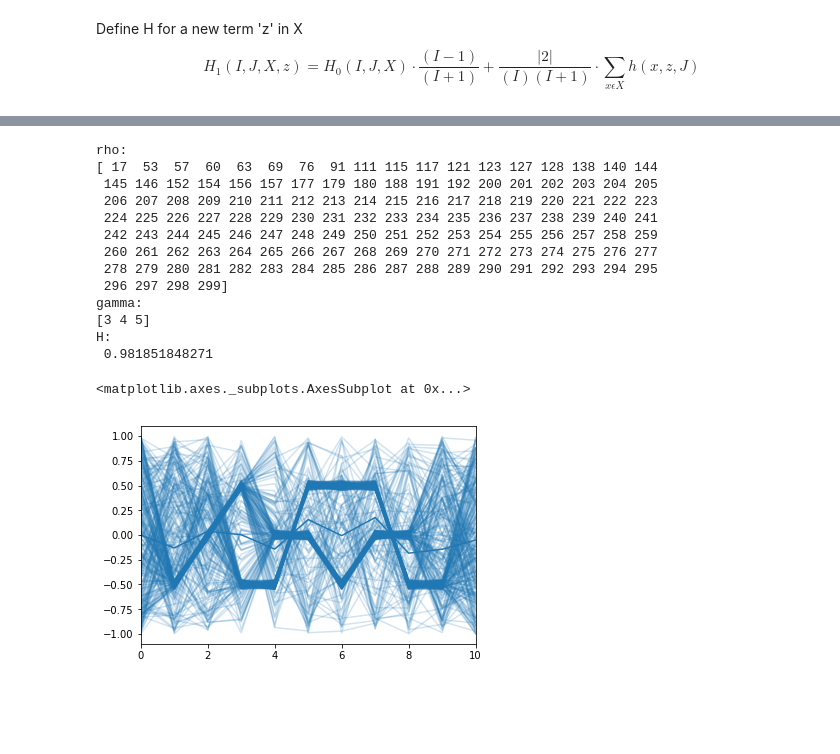
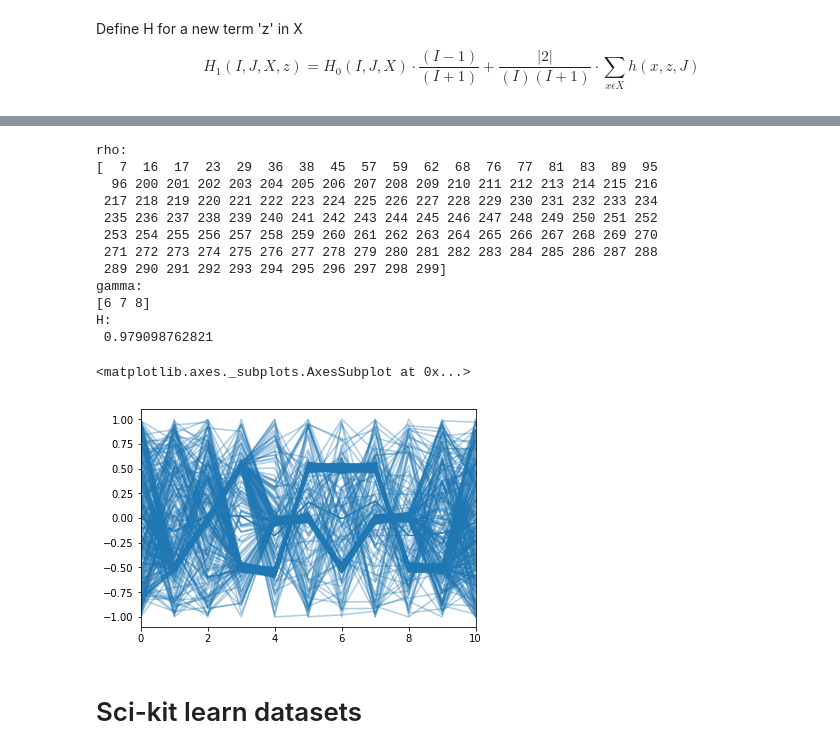
Before and after one commit to josechudev/GeneExpressionBiClustering, a Jupyter notebook: Notebooks/3.1 TS-RAPOOC.ipynb, the cells around one changed output, grey strips where cells are left out. Cells and saved outputs as stored; diff of their text form; code cells hidden in the pictures; blank space fills up the shorter version.

```diff
--- a/Notebooks/3.1 TS-RAPOOC.ipynb
+++ b/Notebooks/3.1 TS-RAPOOC.ipynb
@@ -34,4 +37,10 @@ $$
 # %%
 data = pd.read_csv('TestData/SimulatedDataCoherence/BiclusterABC_high.csv',header=None)
 # data = (data - 0.5) * 2.0
-data.describe()
+
+
+scaler = MinMaxScaler()
+scaler.fit(data)
+data = scaler.transform(data)*2-1
+
+data2 = np.concatenate((data,data),axis=0)
@@ -210,21 +210,20 @@ sns.tsplot(data= tsrapooc._D[np.ix_(tsrapooc._labels[2].rho,tsrapooc._labels[2].
 # %%
-print(tsrapooc._labels[2])
+print(tsrapooc._labels[6])
 # %% [output]
 rho:
-[ 17  53  57  60  63  69  76  91 111 115 117 121 123 127 128 138 140 144
- 145 146 152 154 156 157 177 179 180 188 191 192 200 201 202 203 204 205
- 206 207 208 209 210 211 212 213 214 215 216 217 218 219 220 221 222 223
- 224 225 226 227 228 229 230 231 232 233 234 235 236 237 238 239 240 241
- 242 243 244 245 246 247 248 249 250 251 252 253 254 255 256 257 258 259
- 260 261 262 263 264 265 266 267 268 269 270 271 272 273 274 275 276 277
- 278 279 280 281 282 283 284 285 286 287 288 289 290 291 292 293 294 295
- 296 297 298 299]
+[  7  16  17  23  29  36  38  45  57  59  62  68  76  77  81  83  89  95
+  96 200 201 202 203 204 205 206 207 208 209 210 211 212 213 214 215 216
+ 217 218 219 220 221 222 223 224 225 226 227 228 229 230 231 232 233 234
+ 235 236 237 238 239 240 241 242 243 244 245 246 247 248 249 250 251 252
+ 253 254 255 256 257 258 259 260 261 262 263 264 265 266 267 268 269 270
+ 271 272 273 274 275 276 277 278 279 280 281 282 283 284 285 286 287 288
+ 289 290 291 292 293 294 295 296 297 298 299]
 gamma:
-[3 4 5]
+[6 7 8]
 H:
- 0.981851848271
+ 0.979098762821
 # %%
-sns.tsplot(data= np.array(data),err_style="unit_traces")
+sns.tsplot(data= np.array(data2),err_style="unit_traces")
 # %% [output]
 <matplotlib.axes._subplots.AxesSubplot at 0x...>
-[figure, old version]
+[figure, new version]
@@ -232,0 +230,2 @@ bisect = BisectingClusterer(data)
+# %% [markdown]
+# Sci-kit learn datasets
```
Also changed, not shown: parts of 17 cells of this notebook.
